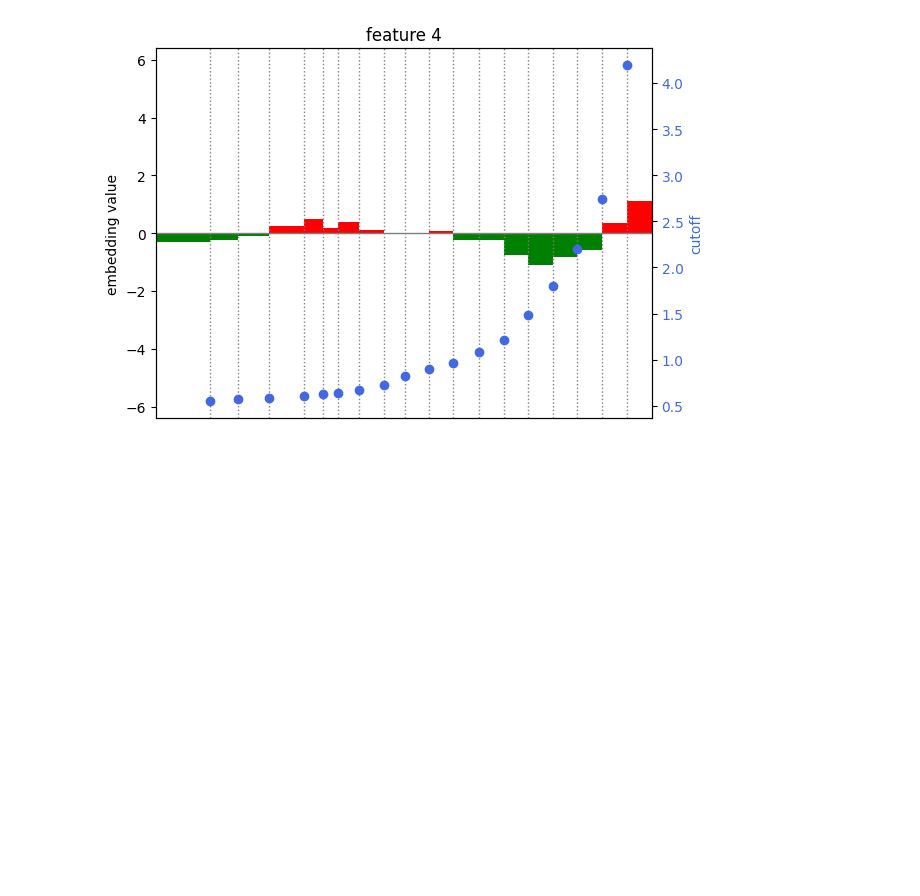
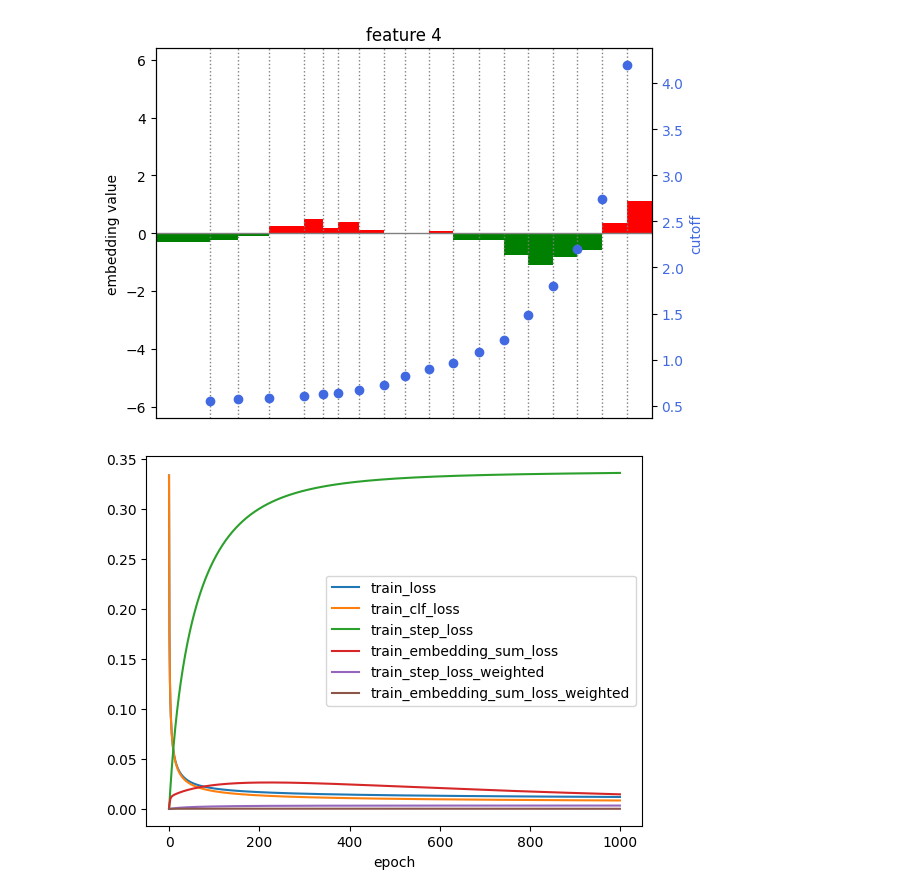
Before and after one commit to Sagenso/MIRAD, a Jupyter notebook: experiments.ipynb, the cells around one changed output. Cells and saved outputs as stored; diff of their text form; code cells hidden in the pictures; blank space fills up the shorter version.

```diff
--- a/experiments.ipynb
+++ b/experiments.ipynb
@@ -109,2 +122,6 @@ models['proposed model with step loss'].visualize(feature_names=X_train.columns,
 # %% [output]
 [figure]
+# %%
+models['proposed model with full regularization'].plot_training_history()
+# %% [output]
+[figure, added]
```
Also changed, not shown: parts of 5 cells of this notebook.
